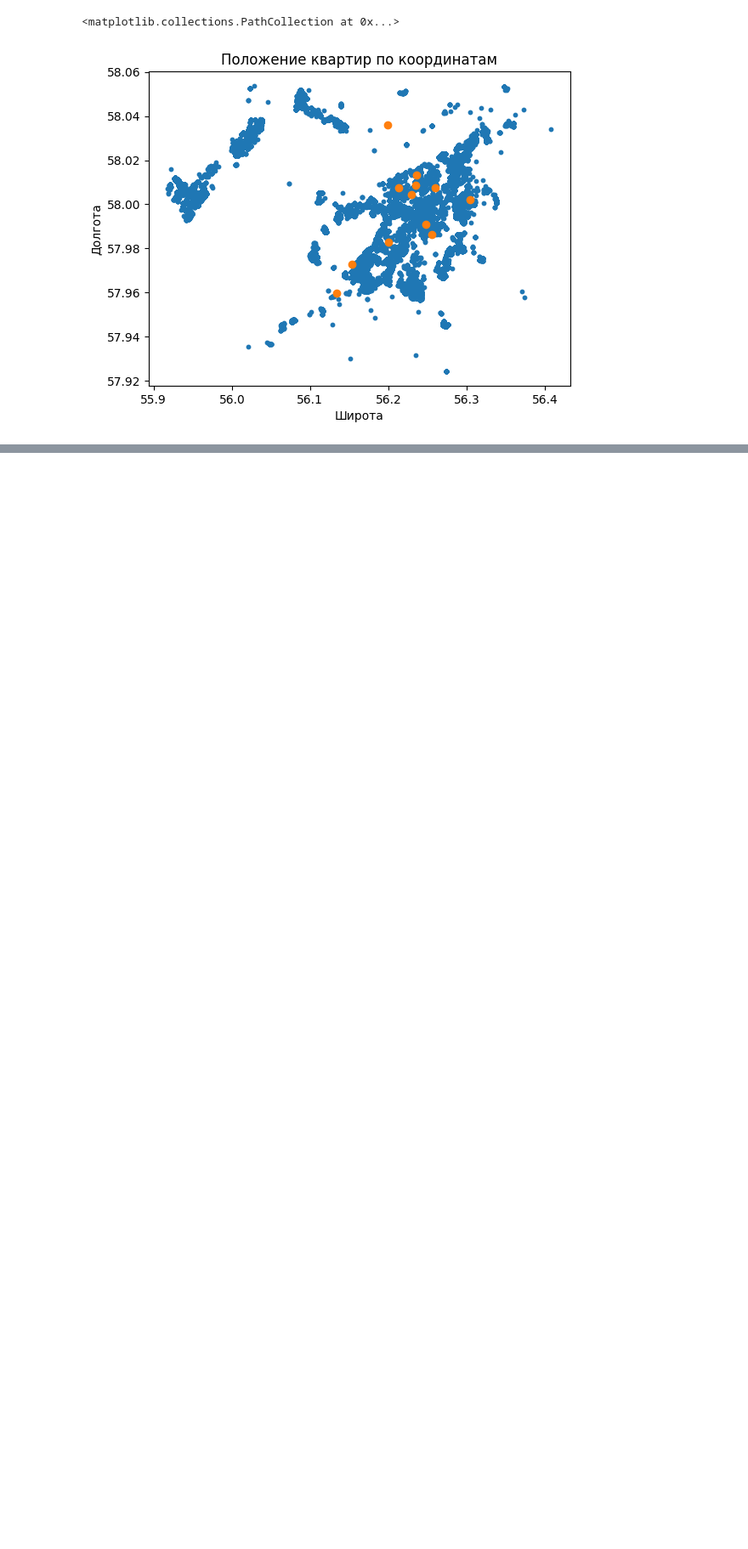
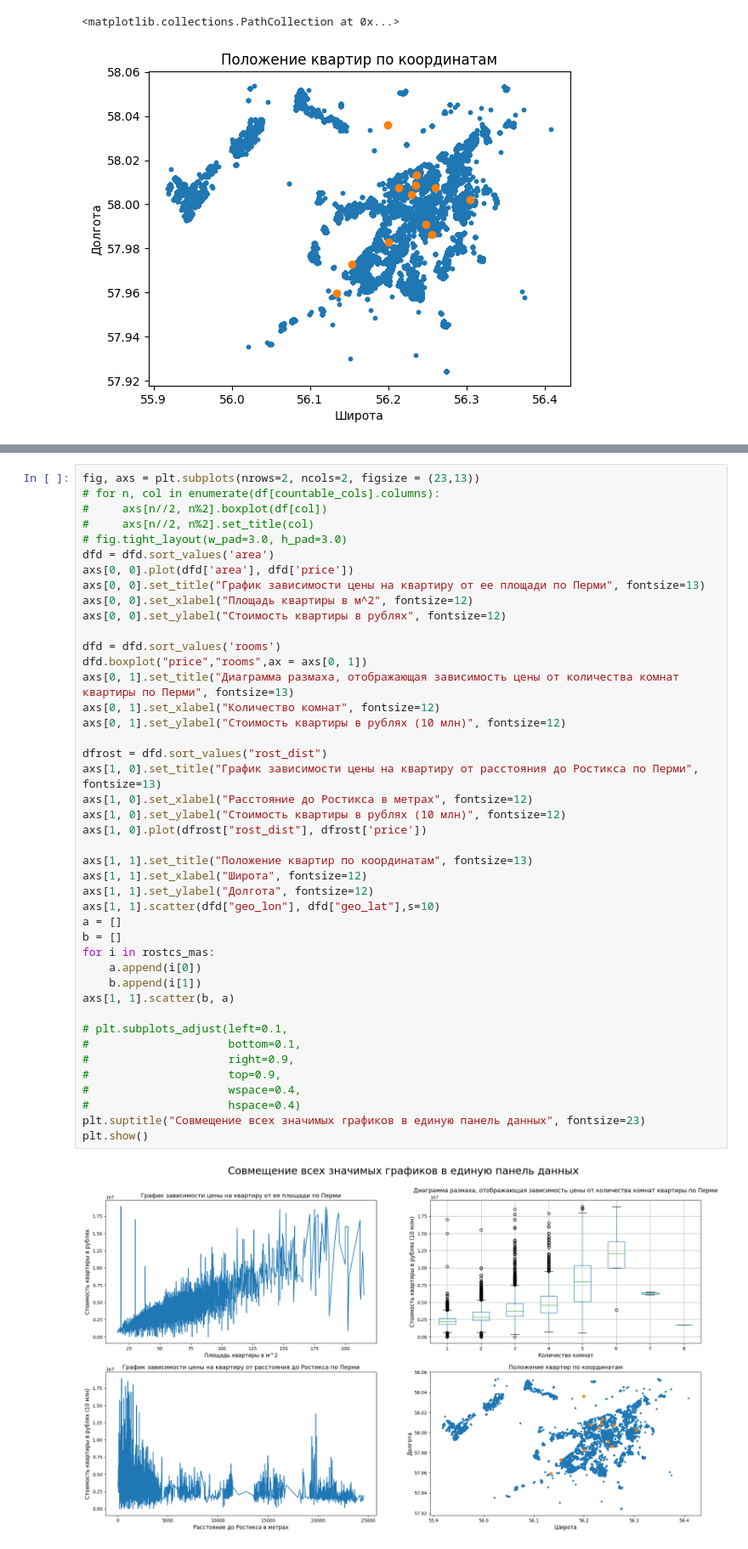
Before and after one commit to Leousov/ML_Lab_1, a Jupyter notebook: Main.ipynb, the cells around one changed output, grey strips where cells are left out. Shown at 85% size. Drawn from its saved outputs; the diff is of its cells as text; blank space fills up the shorter version.

```diff
--- a/Main.ipynb
+++ b/Main.ipynb
@@ -225,0 +248,45 @@ plt.scatter(b, a)
+# %%
+fig, axs = plt.subplots(nrows=2, ncols=2, figsize = (23,13))
+# for n, col in enumerate(df[countable_cols].columns):
+#     axs[n//2, n%2].boxplot(df[col])
+#     axs[n//2, n%2].set_title(col)
+# fig.tight_layout(w_pad=3.0, h_pad=3.0)
+dfd = dfd.sort_values('area')
+axs[0, 0].plot(dfd['area'], dfd['price'])
+axs[0, 0].set_title("График зависимости цены на квартиру от ее площади по Перми", fontsize=13)
+axs[0, 0].set_xlabel("Площадь квартиры в м^2", fontsize=12)
+axs[0, 0].set_ylabel("Стоимость квартиры в рублях", fontsize=12)
+
+dfd = dfd.sort_values('rooms')
+dfd.boxplot("price","rooms",ax = axs[0, 1])
+axs[0, 1].set_title("Диаграмма размаха, отображающая зависимость цены от количества комнат квартиры по Перми", fontsize=13)
+axs[0, 1].set_xlabel("Количество комнат", fontsize=12)
+axs[0, 1].set_ylabel("Стоимость квартиры в рублях (10 млн)", fontsize=12)
+
+dfrost = dfd.sort_values("rost_dist")
+axs[1, 0].set_title("График зависимости цены на квартиру от расстояния до Ростикса по Перми", fontsize=13)
+axs[1, 0].set_xlabel("Расстояние до Ростикса в метрах", fontsize=12)
+axs[1, 0].set_ylabel("Стоимость квартиры в рублях (10 млн)", fontsize=12)
+axs[1, 0].plot(dfrost["rost_dist"], dfrost['price'])
+
+axs[1, 1].set_title("Положение квартир по координатам", fontsize=13)
+axs[1, 1].set_xlabel("Широта", fontsize=12)
+axs[1, 1].set_ylabel("Долгота", fontsize=12)
+axs[1, 1].scatter(dfd["geo_lon"], dfd["geo_lat"],s=10)
+a = []
+b = []
+for i in rostcs_mas:
+    a.append(i[0])
+    b.append(i[1])
+axs[1, 1].scatter(b, a)
+
+# plt.subplots_adjust(left=0.1,
+#                     bottom=0.1,
+#                     right=0.9,
+#                     top=0.9,
+#                     wspace=0.4,
+#                     hspace=0.4)
+plt.suptitle("Совмещение всех значимых графиков в единую панель данных", fontsize=23)
+plt.show()
+# %% [output]
+[figure, added]
```
Also changed, not shown: parts of 7 cells of this notebook.
